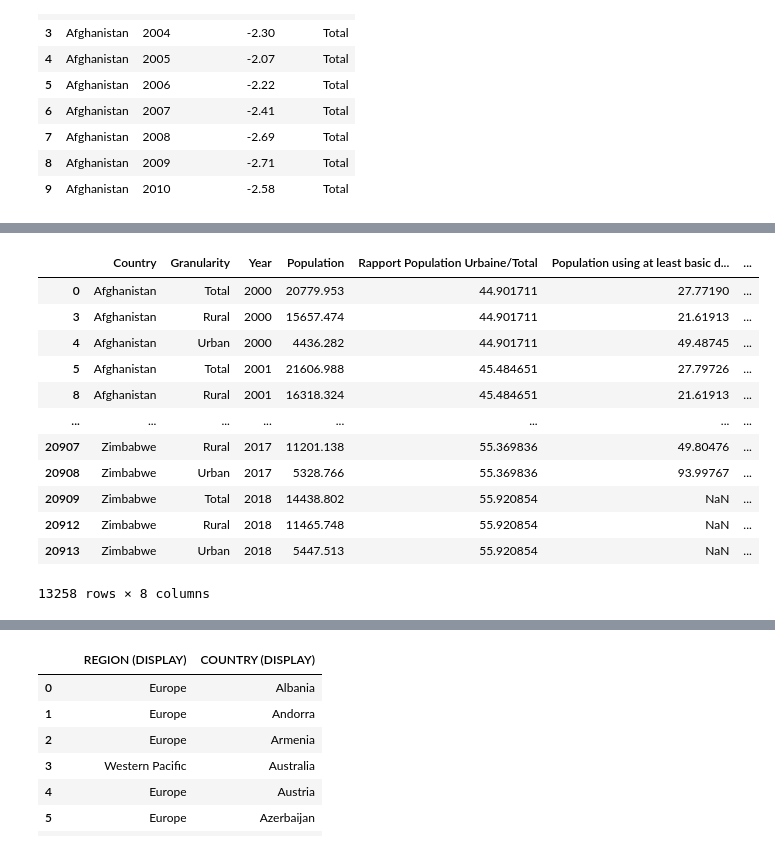
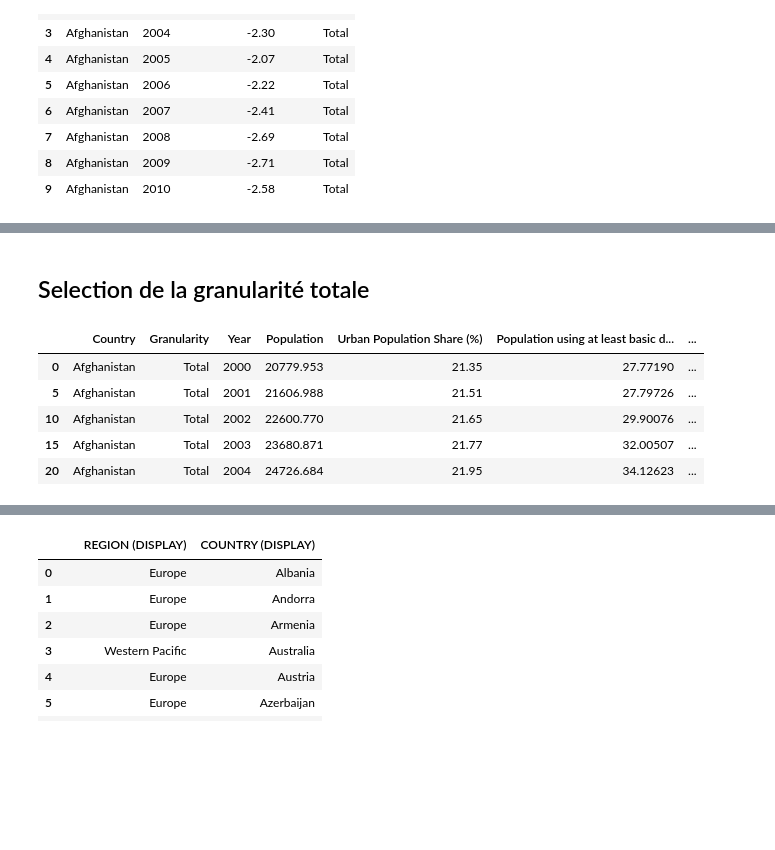
Before and after one commit to AntoineJBQ/P8, a Jupyter notebook: NOTEBOOK/P8.ipynb, the cells around one changed output, grey strips where cells are left out. Drawn from its saved outputs; the diff is of its cells as text; code cells hidden in the pictures; blank space fills up the shorter version.

```diff
--- a/NOTEBOOK/P8.ipynb
+++ b/NOTEBOOK/P8.ipynb
@@ -5,9 +16,9 @@ import pandas as pd
 # %%
-mortality = pd.read_csv('/content/drive/MyDrive/Projet 8/MortalityRateAttributedToWater.csv')
-political_stability = pd.read_csv('/content/drive/MyDrive/Projet 8/PoliticalStability.csv')
-population = pd.read_csv('/content/drive/MyDrive/Projet 8/Population.csv')
-region_country = pd.read_csv('/content/drive/MyDrive/Projet 8/RegionCountry.csv')
-basic_and_safety = pd.read_csv('/content/drive/MyDrive/Projet 8/BasicAndSafelyManagedDrinkingWaterServices.csv')
+mortality = pd.read_csv('/content/drive/MyDrive/OC/P8/DATA/MortalityRateAttributedToWater.csv')
+political_stability = pd.read_csv('/content/drive/MyDrive/OC/P8/DATA/PoliticalStability.csv')
+population = pd.read_csv('/content/drive/MyDrive/OC/P8/DATA/Population.csv')
+region_country = pd.read_csv('/content/drive/MyDrive/OC/P8/DATA/RegionCountry.csv')
+basic_and_safety = pd.read_csv('/content/drive/MyDrive/OC/P8/DATA/BasicAndSafelyManagedDrinkingWaterServices.csv')
 # %% [markdown]
 ## Population
 # %%
@@ -227,0 +206,15 @@ population.head(30)
+# %%
+# Regrouper les données par pays, année et Granularity, puis calculer la somme de la population
+grouped = population.groupby(['Country', 'Year', 'Granularity'])['Population'].sum().unstack()
+
+# # Calculer la part de la population urbaine sur la population totale
+grouped['Urban Population Share (%)'] = round((grouped['Urban'] / grouped['Total']) *100 ,2)
+
+# Réinitialiser l'index
+grouped.reset_index(inplace=True)
+
+# Fusionner les données calculées avec le DataFrame d'origine
+population = pd.merge(population, grouped[['Country', 'Year', 'Urban Population Share (%)']], on=['Country', 'Year'], how='left')
+
+# Afficher le DataFrame avec la nouvelle colonne
+population.tail()
@@ -281,26 +285,14 @@ merged_data.head(10)
+# %% [markdown]
+## Selection de la granularité totale
 # %%
 # Sélectionnez les lignes où 'Granularity' est égal à 'Total'
-total_data_df = merged_data#[merged_data['Granularity'] == 'Total']
-# Créez une liste des granularités que vous voulez conserver
-granularities_to_keep = ['Total', 'Rural', 'Urban']
-
-# Filtrez votre DataFrame pour inclure uniquement les lignes avec ces granularités
-total_data_df = total_data_df[total_data_df['Granularity'].isin(granularities_to_keep)]
-
-
+total_data_df = merged_data[merged_data['Granularity'] == 'Total']
 # Affichez le DataFrame avec seulement les lignes 'Granularity' égales à 'Total'
-total_data_df
+total_data_df.head()
 # %% [output]
-|  | Country | Granularity | Year | Population | Rapport Population Urbaine/Total | Population using at least basic d... | ... |
-| 0 | Afghanistan | Total | 2000 | 20779.953 | 44.901711 | 27.77190 | ... |
-| 3 | Afghanistan | Rural | 2000 | 15657.474 | 44.901711 | 21.61913 | ... |
-| 4 | Afghanistan | Urban | 2000 | 4436.282 | 44.901711 | 49.48745 | ... |
-| 5 | Afghanistan | Total | 2001 | 21606.988 | 45.484651 | 27.79726 | ... |
-| 8 | Afghanistan | Rural | 2001 | 16318.324 | 45.484651 | 21.61913 | ... |
-| ... | ... | ... | ... | ... | ... | ... | ... |
-| 20907 | Zimbabwe | Rural | 2017 | 11201.138 | 55.369836 | 49.80476 | ... |
-| 20908 | Zimbabwe | Urban | 2017 | 5328.766 | 55.369836 | 93.99767 | ... |
-| 20909 | Zimbabwe | Total | 2018 | 14438.802 | 55.920854 | NaN | ... |
-| 20912 | Zimbabwe | Rural | 2018 | 11465.748 | 55.920854 | NaN | ... |
-| 20913 | Zimbabwe | Urban | 2018 | 5447.513 | 55.920854 | NaN | ... |
+|  | Country | Granularity | Year | Population | Urban Population Share (%) | Population using at least basic d... | ... |
+| 0 | Afghanistan | Total | 2000 | 20779.953 | 21.35 | 27.77190 | ... |
+| 5 | Afghanistan | Total | 2001 | 21606.988 | 21.51 | 27.79726 | ... |
+| 10 | Afghanistan | Total | 2002 | 22600.770 | 21.65 | 29.90076 | ... |
+| 15 | Afghanistan | Total | 2003 | 23680.871 | 21.77 | 32.00507 | ... |
+| 20 | Afghanistan | Total | 2004 | 24726.684 | 21.95 | 34.12623 | ... |
-13258 rows × 8 columns
```
Also changed, not shown: parts of 51 cells of this notebook, 18 other files.
